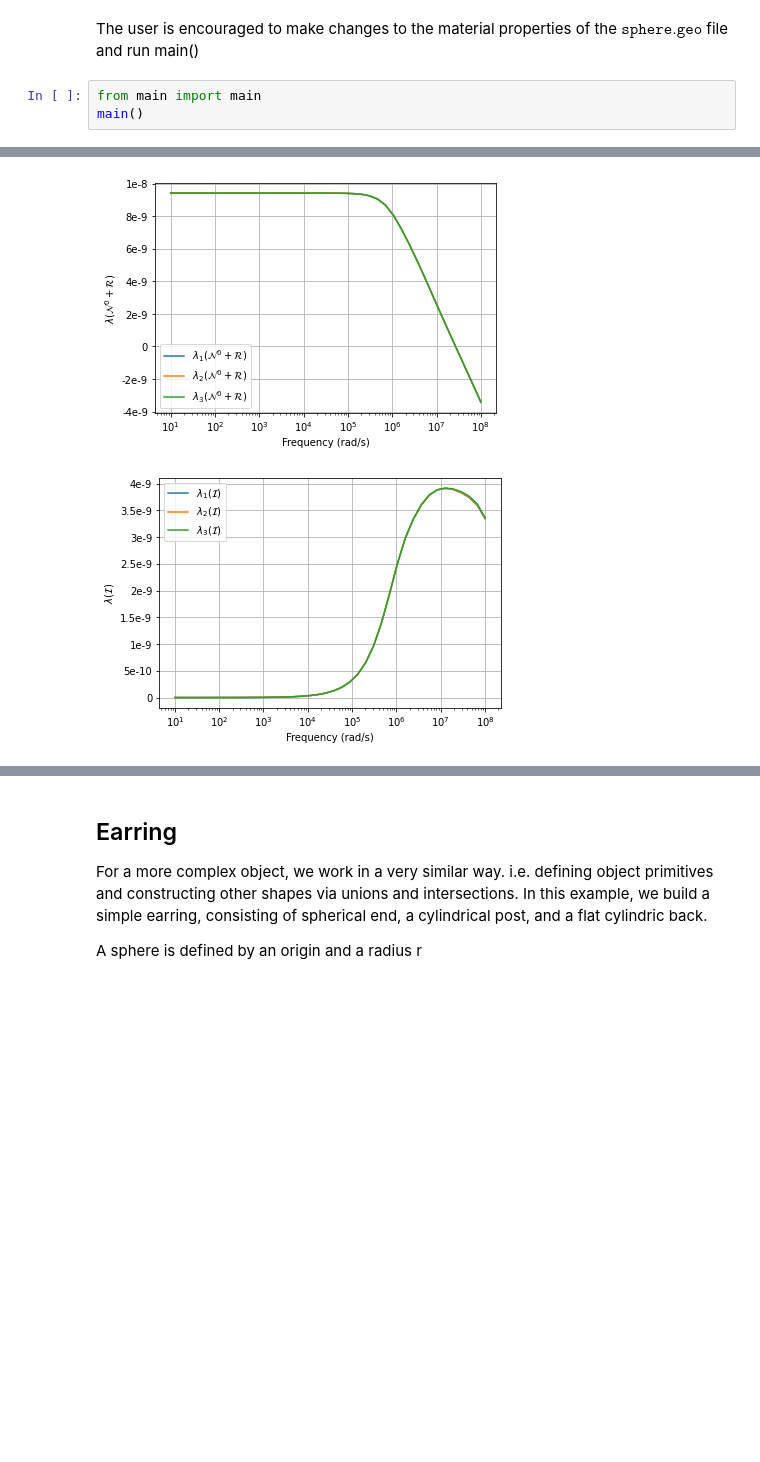
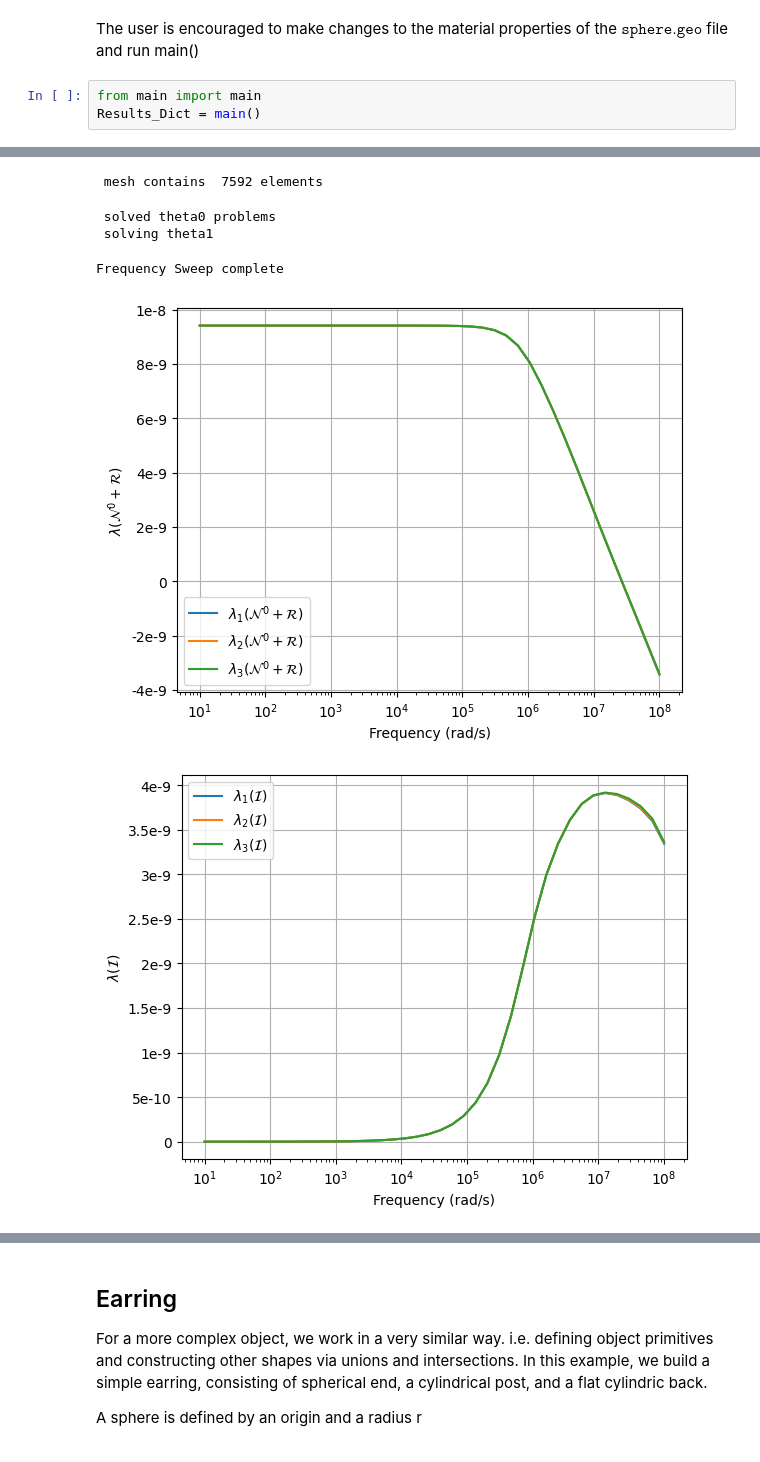
Before and after one commit to MPT-Calculator/MPT-Calculator, a Jupyter notebook: Tutorials/4_Defining_a_geo_file.ipynb, the cells around one changed output, grey strips where cells are left out. Drawn from its saved outputs; the diff is of its cells as text; blank space fills up the shorter version.

```diff
--- a/Tutorials/4_Defining_a_geo_file.ipynb
+++ b/Tutorials/4_Defining_a_geo_file.ipynb
@@ -79,7 +84,7 @@ os.getcwd()
 The user is encouraged to make changes to the material properties of the $\texttt{sphere.geo}$ file and run main()
 # %%
 from main import main
-main()
+Results_Dict = main()
 # %% [output]
 sphere.geo
 generating mesh
@@ -106,2 +96,6 @@ Frequency Sweep complete
+ mesh contains  7592 elements
+ solved theta0 problems
+ solving theta1
+Frequency Sweep complete
-[figure, old version]
+[figure, new version]
-[figure, old version]
+[figure, new version]
```
Also changed, not shown: parts of 7 cells of this notebook, 40 other files.
